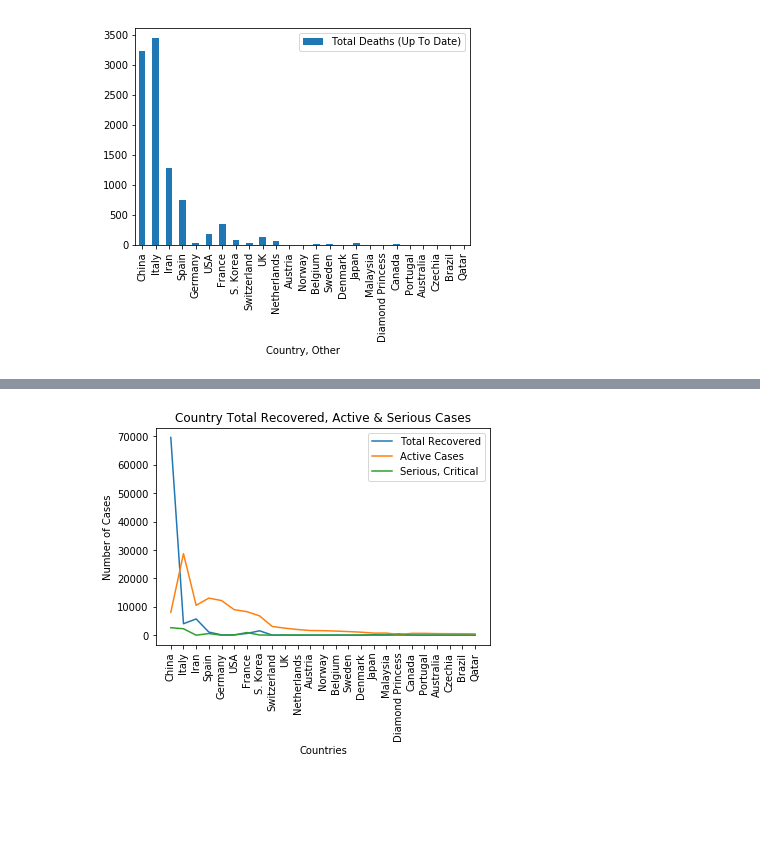
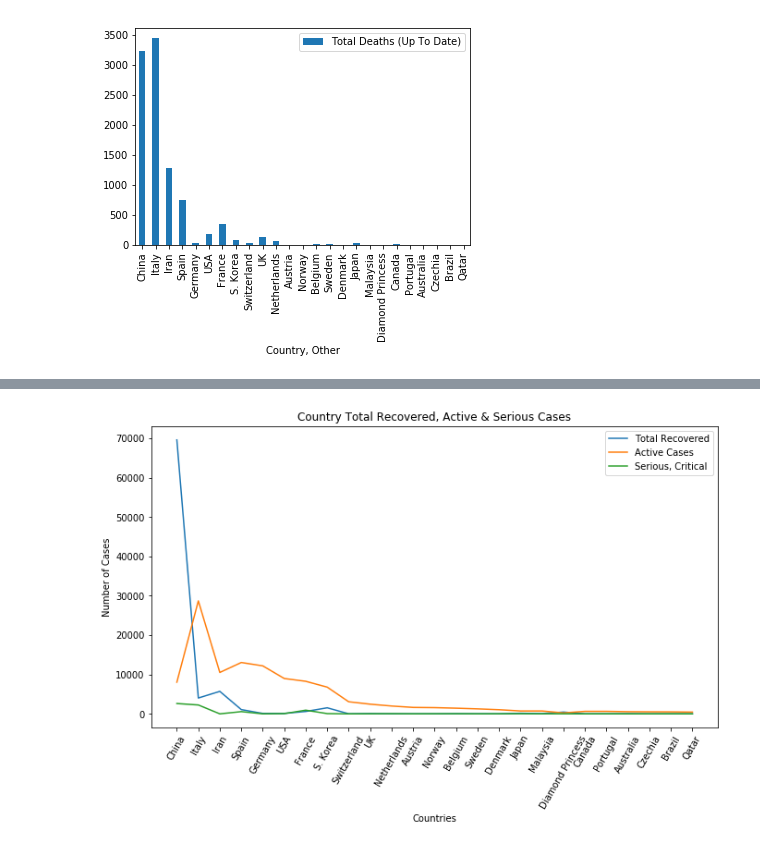
Before and after one commit to shahsajil/COVID-19-Python-Project, a Jupyter notebook: Covid_19_PythonProject_2020.ipynb, the cells around one changed output, grey strips where cells are left out. Cells and saved outputs as stored; diff of their text form; code cells hidden in the pictures; blank space fills up the shorter version.

```diff
--- a/Covid_19_PythonProject_2020.ipynb
+++ b/Covid_19_PythonProject_2020.ipynb
@@ -172,17 +152,18 @@ newtable
 | 23 | Brazil | 672.0 | 5.0 | 2.0 | 504 | ... |
 | 24 | Qatar | 462.0 | 0.0 | 4.0 | 448 | ... |
 # %%
-# Displaying the above dataset using scatter plot
+# Displaying the above dataset using line graph
 plt.title('Country Total Recovered, Active & Serious Cases')
 #plt.plot(newtable["Country, Other"], newtable["Total Cases (Up To Date)"])
 #plt.plot(newtable["Country, Other"], newtable["Total Deaths (Up To Date)"])
 plt.plot(newtable["Country, Other"], newtable["Total Recovered"])
 plt.plot(newtable["Country, Other"], newtable["Active Cases"])
 plt.plot(newtable["Country, Other"], newtable["Serious, Critical"])
 plt.xlabel("Countries")
 plt.ylabel("Number of Cases")
-plt.xticks(rotation=90)
+plt.xticks(rotation=60)
 plt.legend()
+plt.rcParams["figure.figsize"] = [10,5]
 plt.show()
 # %% [output]
-[figure, old version]
+[figure, new version]
```
Also changed, not shown: parts of 8 cells of this notebook, 1 other file.
